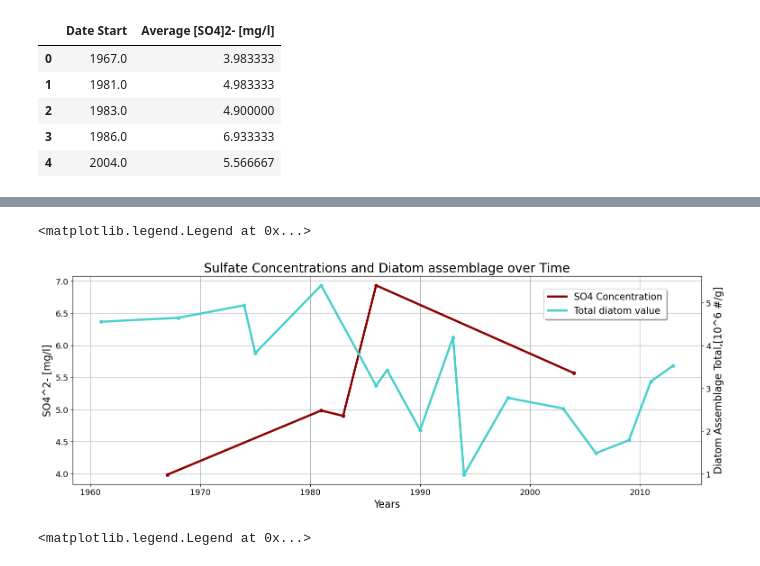
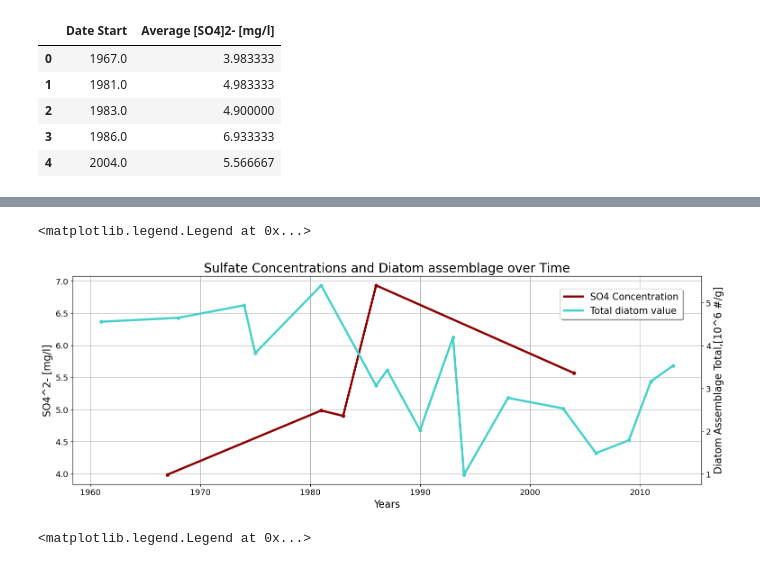
Before and after one commit to abeitz26/Beitz.A_FinalProject, a Jupyter notebook: final_graph1.ipynb, the cells around one changed output, grey strips where cells are left out. Drawn from its saved outputs; the diff is of its cells as text; code cells hidden in the pictures.

```diff
--- a/final_graph1.ipynb
+++ b/final_graph1.ipynb
@@ -186,32 +217,32 @@ dia_as_interp = dia_interp_short['as_interp']
 # %%
 #plotting sulfate concentration vs total diatom assemblage
 fig,ax = plt.subplots(figsize=(18,6))
 
 #found resource for adding two y axes here: https://www.statology.org/matplotlib-two-y-axes/
 ax2 = ax.twinx()
 
 ax2.plot(dates_dia_tot, dia_tot, c='mediumturquoise', linestyle='-', linewidth=3.5, marker=None, label= 'Total diatom value')
 ax.plot(so4_final_date, so4_final_conc, c='darkred', linestyle='-', linewidth=3.5, marker=None,label = 'SO4 Concentration')
 
 ax2.scatter(dates_dia_tot, dia_tot, s=25, c='mediumturquoise')
 ax.scatter(so4_final_date, so4_final_conc, s=25, c='darkred')
 
 ax.grid()
 
 #managing settings for axes
 ax.set_title('Sulfate Concentrations and Diatom assemblage over Time', fontsize=20)
 ax.set_xlabel('Years', fontsize=16)
 ax.set_ylabel('SO4^2- [mg/l]', fontsize=16)
 ax2.set_ylabel('Diatom Assemblage Total,[10^6 #/g]', fontsize=16)
 #used this website to change axis tick labels fontsize: https://stackoverflow.com/questions/63723514/userwarning-fixedformatter-should-only-be-used-together-with-fixedlocator
 ax.tick_params(axis='x', labelsize = 13)
 ax.tick_params(axis='y', labelsize = 13)
 ax2.tick_params(axis='y', labelsize = 13)
 
-fig.legend(loc ='upper left', shadow = True, bbox_to_anchor=(0.7, 0.85), fontsize= 15)
+fig.legend(loc ='upper left', shadow = True, bbox_to_anchor=(0.72, 0.85), fontsize= 15)
 # %% [output]
 <matplotlib.legend.Legend at 0x...>
-[figure, old version]
+[figure, new version]
 # %%
 #Plotting each diatom species and sulfate concentration over time
 fig,ax = plt.subplots(figsize=(18,7))
```
Also changed, not shown: parts of 3 cells of this notebook.
